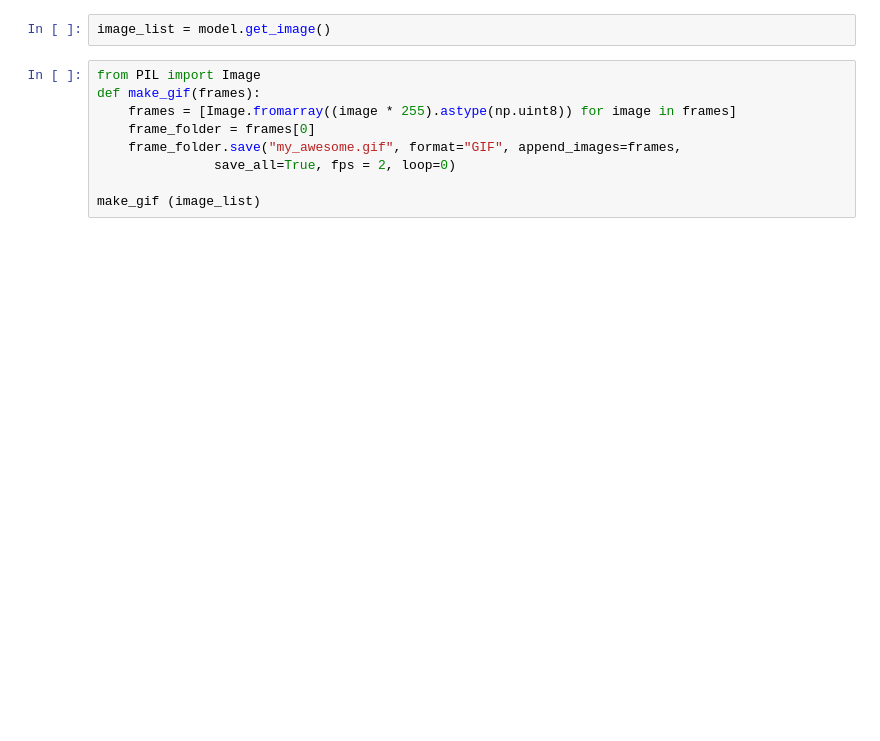
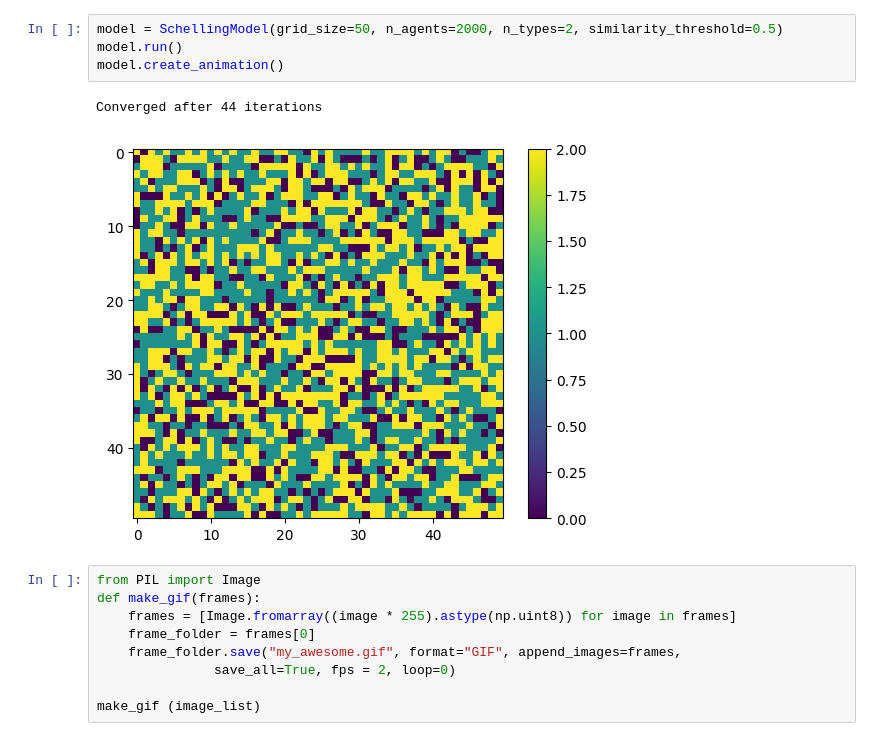
Before and after one commit to gibranfil/simulation, a Jupyter notebook: seggregation.ipynb, the cells around one changed output. Drawn from its saved outputs; the diff is of its cells as text; blank space fills up the shorter version.

```diff
--- a/seggregation.ipynb
+++ b/seggregation.ipynb
@@ -109,5 +144,10 @@ model.plot_grid()
-# %%
-image_list = model.get_image()
+# %%
+model = SchellingModel(grid_size=50, n_agents=2000, n_types=2, similarity_threshold=0.5)
+model.run()
+model.create_animation()
+# %% [output]
+Converged after 44 iterations
+[figure, added]
 # %%
 from PIL import Image
 def make_gif(frames):
```
Also changed, not shown: parts of 2 cells of this notebook, 3 other files.
